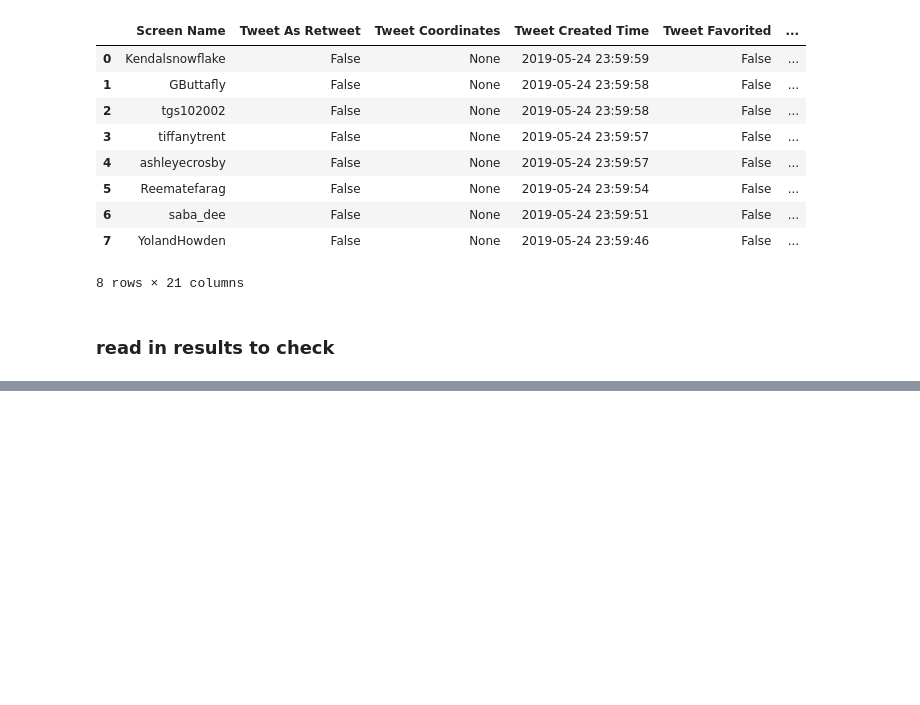
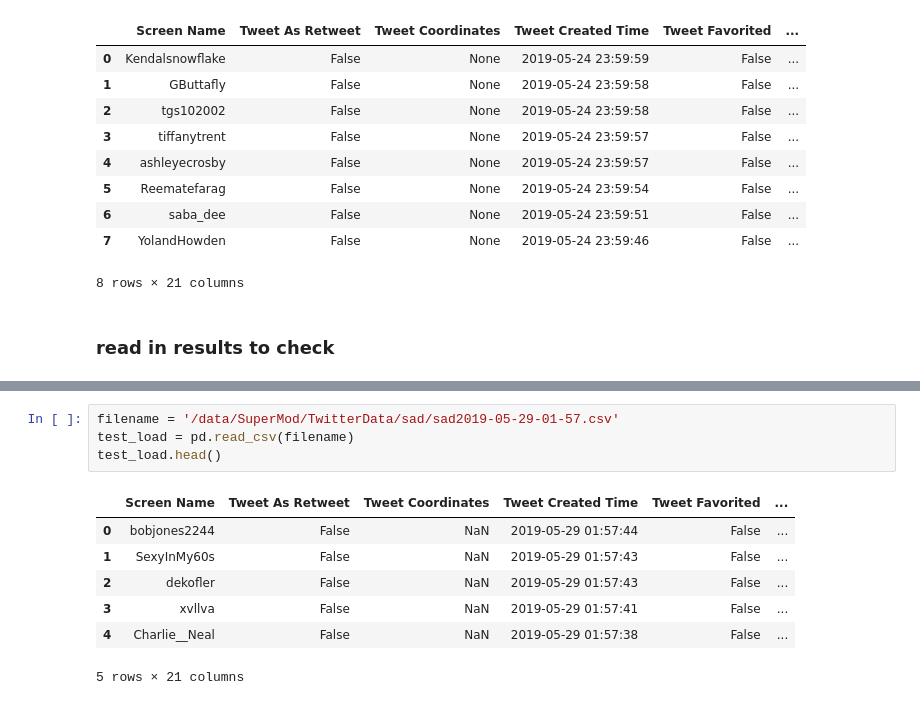
Before and after one commit to KathleenYWang/Sentiment_Detection_NLP, a Jupyter notebook: ScrapeTwitter.ipynb, the cells around one changed output, grey strips where cells are left out. Drawn from its saved outputs; the diff is of its cells as text; blank space fills up the shorter version.

```diff
--- a/ScrapeTwitter.ipynb
+++ b/ScrapeTwitter.ipynb
@@ -342,0 +374,12 @@ This game is mad stressing me out
+# %%
+filename = '/data/SuperMod/TwitterData/sad/sad2019-05-29-01-57.csv'
+test_load = pd.read_csv(filename)
+test_load.head()
+# %% [output]
+|  | Screen Name | Tweet As Retweet | Tweet Coordinates | Tweet Created Time | Tweet Favorited | ... |
+| 0 | bobjones2244 | False | NaN | 2019-05-29 01:57:44 | False | ... |
+| 1 | SexyInMy60s | False | NaN | 2019-05-29 01:57:43 | False | ... |
+| 2 | dekofler | False | NaN | 2019-05-29 01:57:43 | False | ... |
+| 3 | xvllva | False | NaN | 2019-05-29 01:57:41 | False | ... |
+| 4 | Charlie__Neal | False | NaN | 2019-05-29 01:57:38 | False | ... |
+5 rows × 21 columns
```
Also changed, not shown: parts of 13 cells of this notebook.
